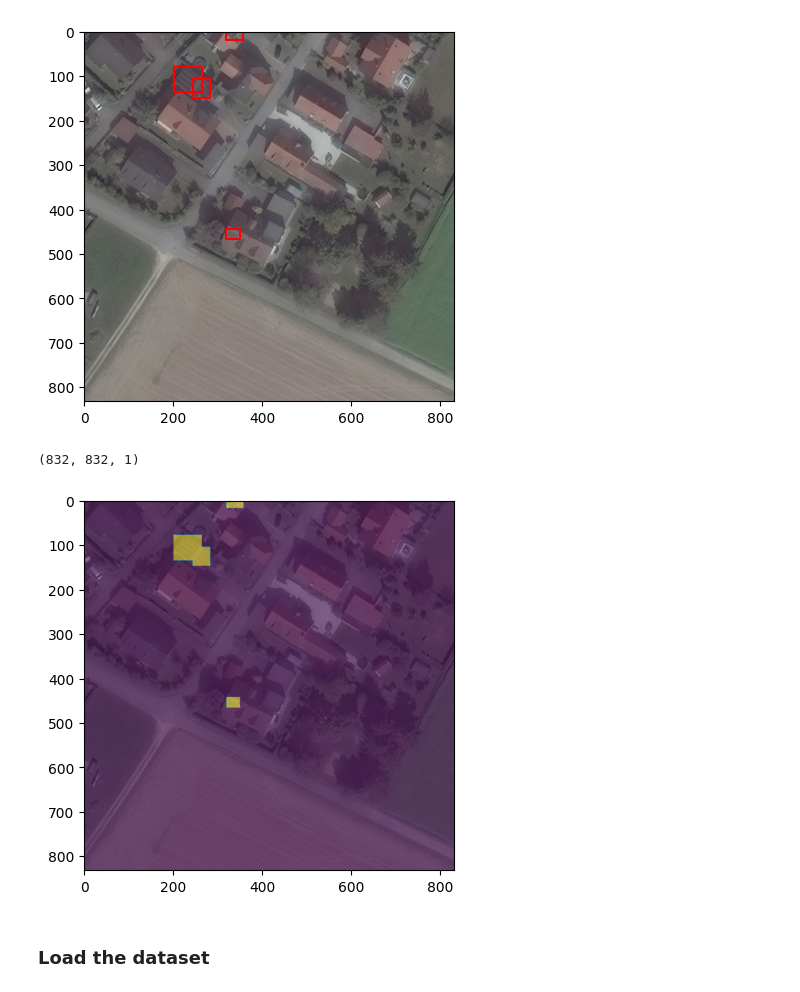
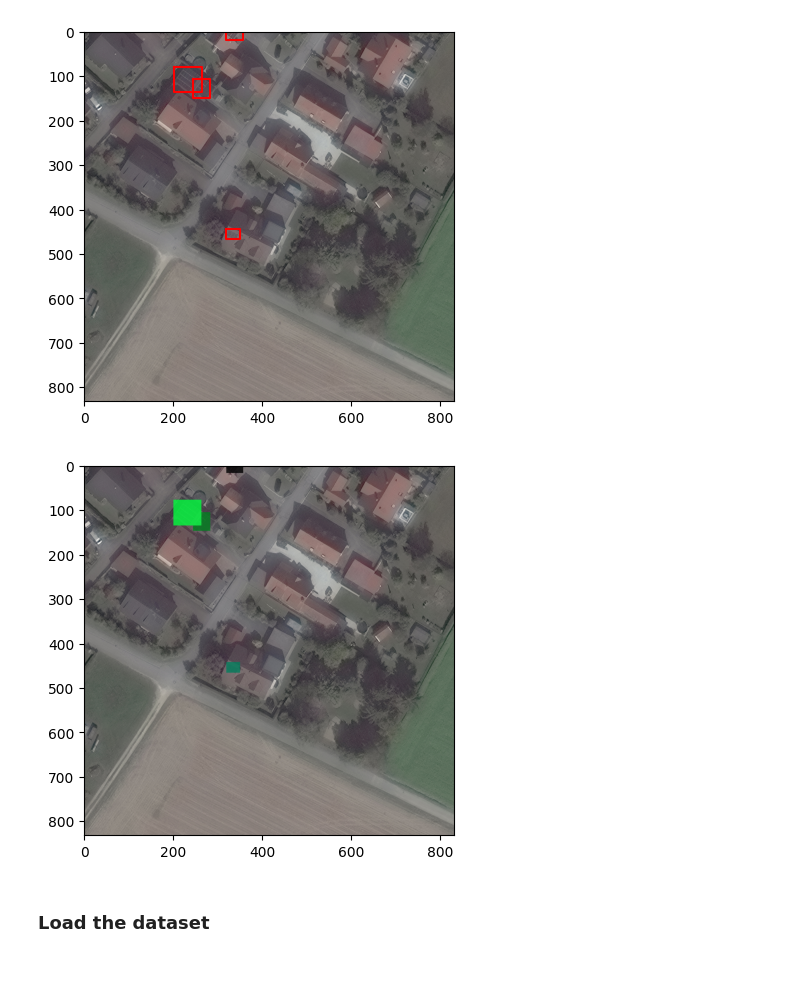
Before and after one commit to Tiburso/EnerVision, a Jupyter notebook: dataloaders.ipynb, the cells around one changed output. Saved outputs shown, nothing was run; the diff lists cells and outputs as text; code cells hidden in the pictures.

Commit message:
Refactor image_helpers.py and germany_dataset.py

```diff
--- a/dataloaders.ipynb
+++ b/dataloaders.ipynb
@@ -46,23 +44,27 @@ plot_image_and_labels(image, polygons)
 # %%
 # Plot the mask and the images in the same plot
-mask = polygons_to_mask(polygons)
-bounding_boxes = polygons_to_bounding_boxes(polygons)
+masks = polygons_to_masks(polygons)
 
-def plot_image_and_mask(image, mask):
+def plot_image_and_mask(image, masks):
+    # Convert the image to a numpy array
+    image = torch.tensor(image, dtype=torch.uint8).permute(2, 0, 1)
 
-    # Convert the image to a numpy array
-    image = np.array(image)
+    # Convert the masks to a tensor
+    masks = torch.stack(masks)
 
-    plt.imshow(image)
-    plt.imshow(mask, alpha=0.5)
+    # Draw the masks on the image
+    image_with_masks = draw_segmentation_masks(image, masks)
 
+    # Convert to PIL image
+    image_with_masks = image_with_masks.permute(1, 2, 0).numpy()
+
+    # Plot the image
+    plt.imshow(image_with_masks)
     plt.show()
 
-print(mask.shape)
-plot_image_and_mask(image, mask)
+plot_image_and_mask(image, masks)
 # %% [output]
-(832, 832, 1)
-[figure, old version]
+[figure, new version]
 # %% [markdown]
 ### Load the dataset
 # %%
```
Also changed, not shown: parts of 6 cells of this notebook, 2 other files.
